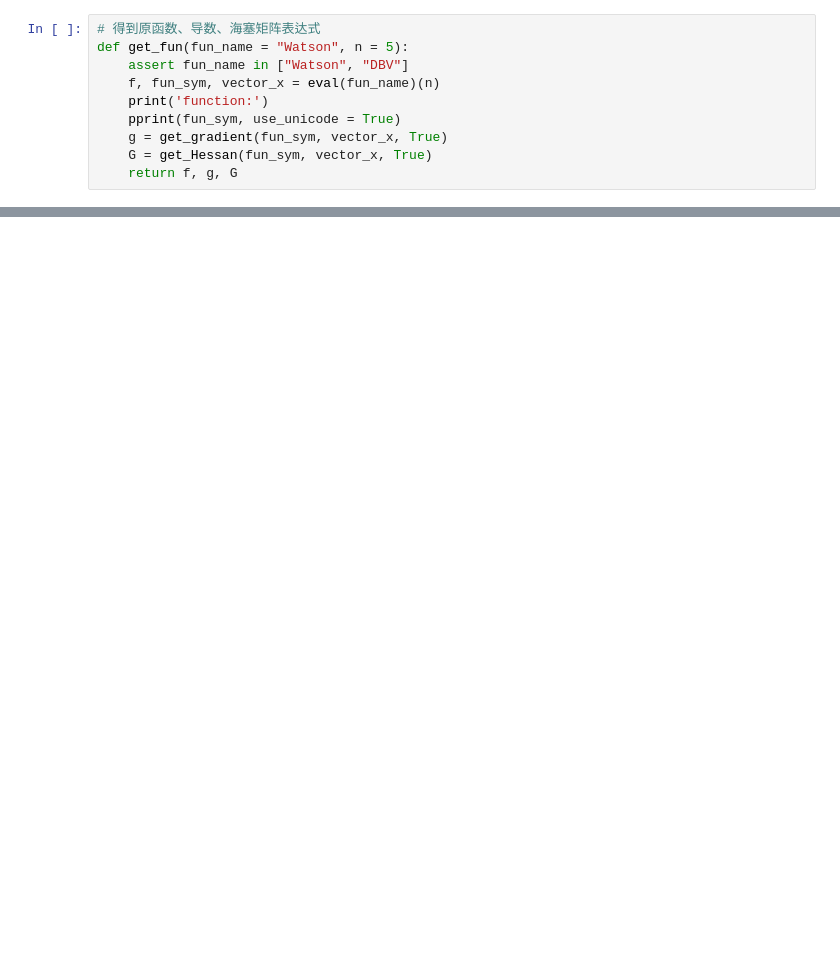
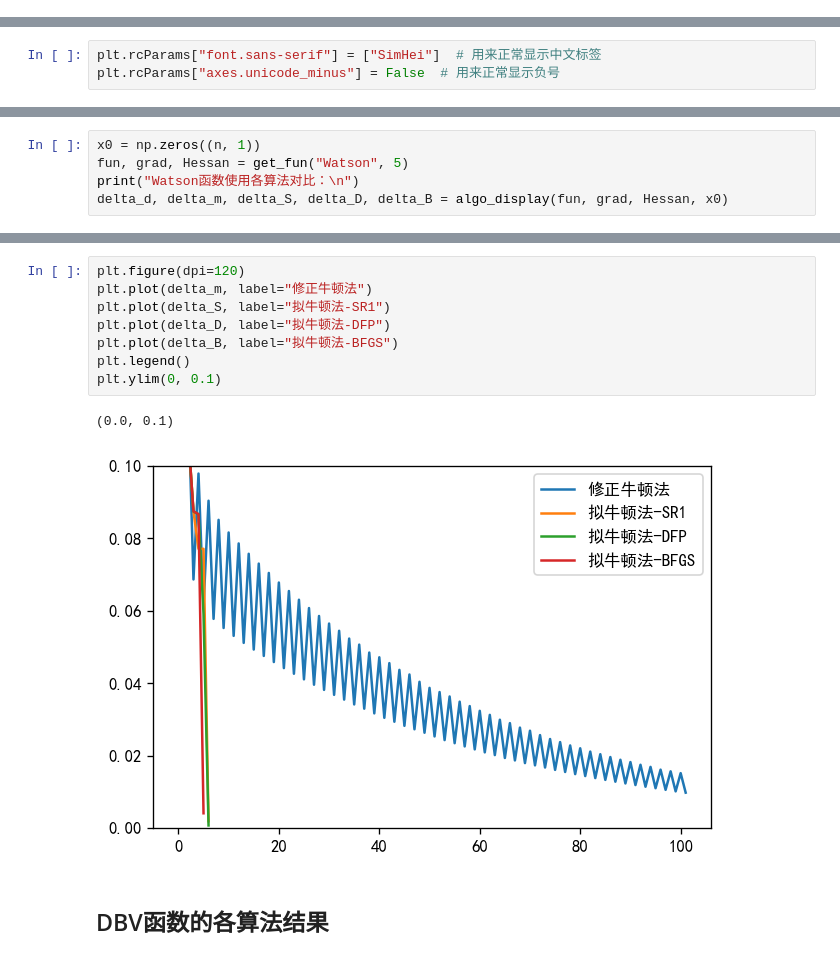
Before and after one commit to rucnyz/Numerical_Optimization, a Jupyter notebook: run.ipynb, the cells around one changed output, grey strips where cells are left out. Drawn from its saved outputs; the diff is of its cells as text; blank space fills up the shorter version.

```diff
--- a/run.ipynb
+++ b/run.ipynb
@@ -11,10 +6,0 @@ InteractiveShell.ast_node_interactivity = "all"
-# %%
-# 得到原函数、导数、海塞矩阵表达式
-def get_fun(fun_name = "Watson", n = 5):
-    assert fun_name in ["Watson", "DBV"]
-    f, fun_sym, vector_x = eval(fun_name)(n)
-    print('function:')
-    pprint(fun_sym, use_unicode = True)
-    g = get_gradient(fun_sym, vector_x, True)
-    G = get_Hessan(fun_sym, vector_x, True)
-    return f, g, G
@@ -42,0 +7,3 @@ function:
+# %%
+plt.rcParams["font.sans-serif"] = ["SimHei"]  # 用来正常显示中文标签
+plt.rcParams["axes.unicode_minus"] = False  # 用来正常显示负号
@@ -42,0 +15,5 @@ function:
+# %%
+x0 = np.zeros((n, 1))
+fun, grad, Hessan = get_fun("Watson", 5)
+print("Watson函数使用各算法对比：\n")
+delta_d, delta_m, delta_S, delta_D, delta_B = algo_display(fun, grad, Hessan, x0)
@@ -42,0 +38,13 @@ function:
+# %%
+plt.figure(dpi=120)
+plt.plot(delta_m, label="修正牛顿法")
+plt.plot(delta_S, label="拟牛顿法-SR1")
+plt.plot(delta_D, label="拟牛顿法-DFP")
+plt.plot(delta_B, label="拟牛顿法-BFGS")
+plt.legend()
+plt.ylim(0, 0.1)
+# %% [output]
+(0.0, 0.1)
+[figure, added]
+# %% [markdown]
+## DBV函数的各算法结果
```
Also changed, not shown: parts of 8 cells of this notebook, 3 other files.
